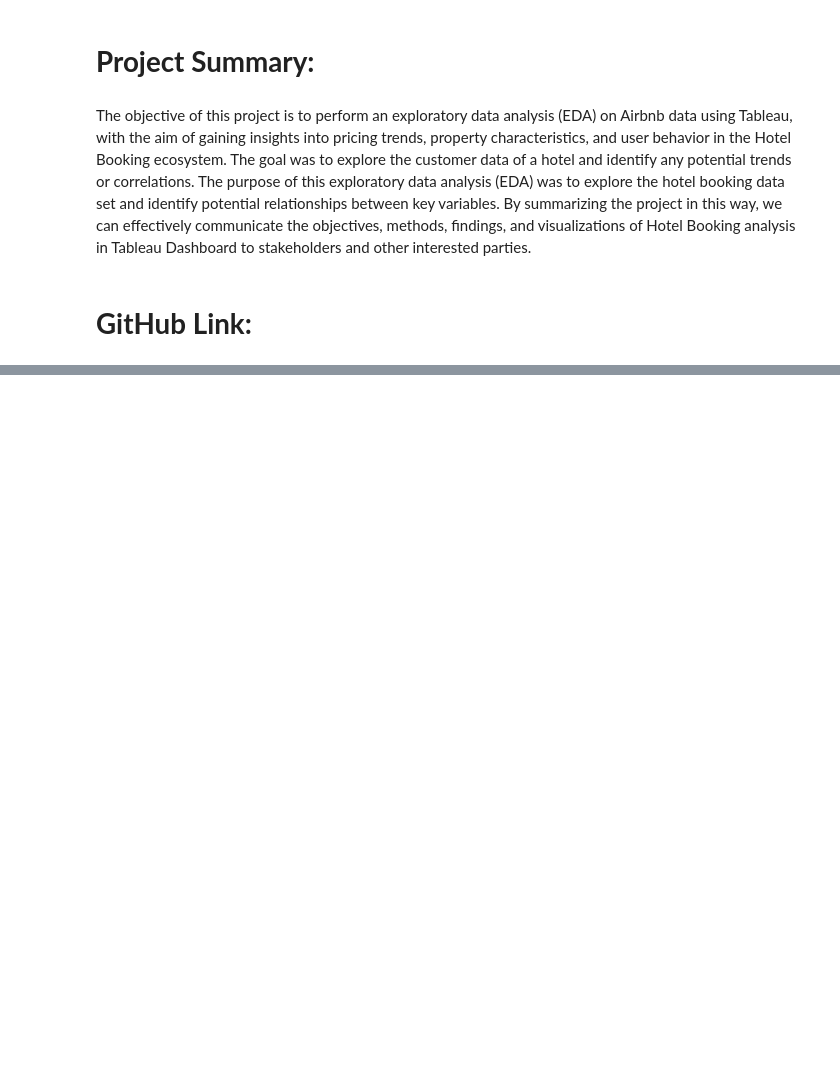
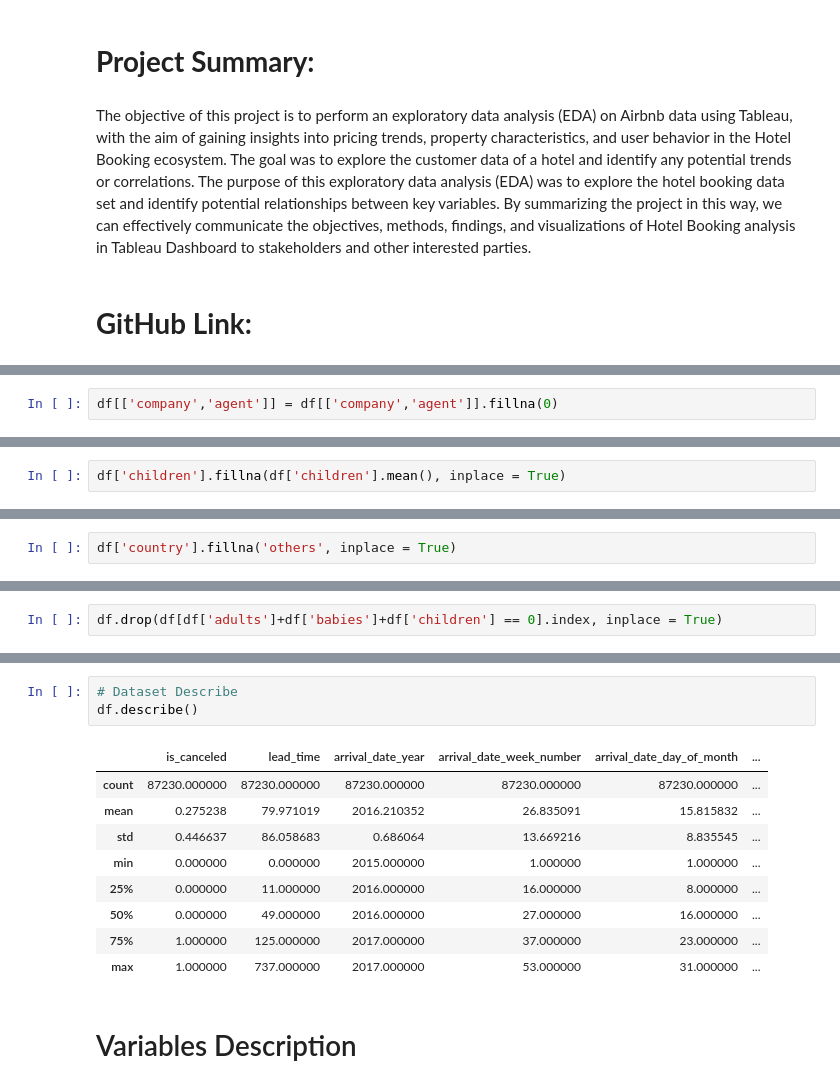
Before and after one commit to msantoshidevi/Transform-EDA-to-Dashboard-, a Jupyter notebook: Transform_EDA_to_Dashboad.ipynb, the cells around one changed output, grey strips where cells are left out. Cells and saved outputs as stored; diff of their text form; blank space fills up the shorter version.

```diff
--- a/Transform_EDA_to_Dashboad.ipynb
+++ b/Transform_EDA_to_Dashboad.ipynb
@@ -14,0 +198,2 @@ The objective of this project is to perform an exploratory data analysis (EDA) o
+# %%
+df[['company','agent']] = df[['company','agent']].fillna(0)
@@ -14,0 +209,2 @@ The objective of this project is to perform an exploratory data analysis (EDA) o
+# %%
+df['children'].fillna(df['children'].mean(), inplace = True)
@@ -14,0 +239,2 @@ The objective of this project is to perform an exploratory data analysis (EDA) o
+# %%
+df['country'].fillna('others', inplace = True)
@@ -14,0 +275,2 @@ The objective of this project is to perform an exploratory data analysis (EDA) o
+# %%
+df.drop(df[df['adults']+df['babies']+df['children'] == 0].index, inplace = True)
@@ -14,0 +299,15 @@ The objective of this project is to perform an exploratory data analysis (EDA) o
+# %%
+# Dataset Describe
+df.describe()
+# %% [output]
+|  | is_canceled | lead_time | arrival_date_year | arrival_date_week_number | arrival_date_day_of_month | ... |
+| count | 87230.000000 | 87230.000000 | 87230.000000 | 87230.000000 | 87230.000000 | ... |
+| mean | 0.275238 | 79.971019 | 2016.210352 | 26.835091 | 15.815832 | ... |
+| std | 0.446637 | 86.058683 | 0.686064 | 13.669216 | 8.835545 | ... |
+| min | 0.000000 | 0.000000 | 2015.000000 | 1.000000 | 1.000000 | ... |
+| 25% | 0.000000 | 11.000000 | 2016.000000 | 16.000000 | 8.000000 | ... |
+| 50% | 0.000000 | 49.000000 | 2016.000000 | 27.000000 | 16.000000 | ... |
+| 75% | 1.000000 | 125.000000 | 2017.000000 | 37.000000 | 23.000000 | ... |
+| max | 1.000000 | 737.000000 | 2017.000000 | 53.000000 | 31.000000 | ... |
+# %% [markdown]
+# Variables Description
```
Also changed, not shown: parts of 114 cells of this notebook.
